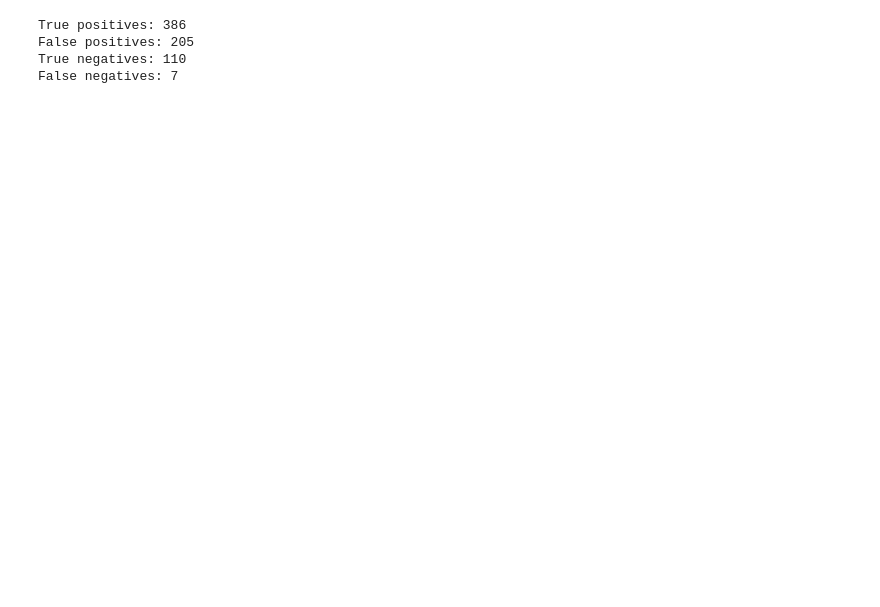
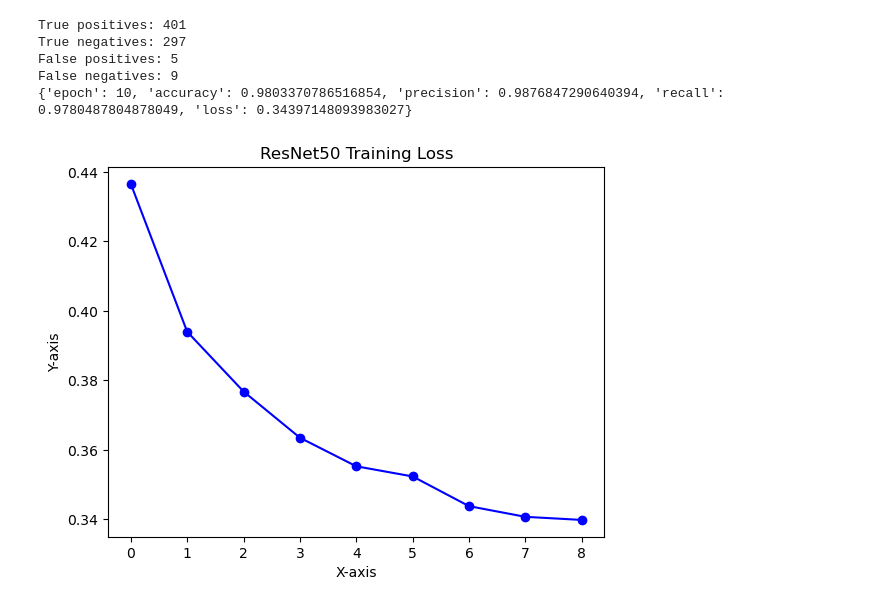
Before and after one commit to waggle-sensor/summer2023, a Jupyter notebook: Arnold/snowclassifier/model.ipynb, the cells around one changed output. Drawn from its saved outputs; the diff is of its cells as text; code cells hidden in the pictures; blank space fills up the shorter version.

Commit message:
blog and resnet50

```diff
--- a/Arnold/snowclassifier/model.ipynb
+++ b/Arnold/snowclassifier/model.ipynb
@@ -17,18 +13,19 @@ root = "./images/modelimages"
 transformation = transforms.Compose([transforms.Resize((224,224)),
                                     transforms.ToTensor()])
 data = datasets.ImageFolder(root = root, transform=transformation)
-
+torch.save(data, "data.pt")
+data = torch.load('data.pt')
 test_size = int(0.2 * len(data))
 train_size = len(data) - test_size
 train_set, test_set = torch.utils.data.random_split(data, [train_size, test_size])
 # %%
 #Create additional layers for snow classification
-model = models.resnet50(weights =models.ResNet50_Weights.IMAGENET1K_V2)
+model = models.resnet18(weights =models.ResNet18_Weights.IMAGENET1K_V1)
 for param in model.parameters():
     param.requires_grad = False
 
 model.fc = torch.nn.Sequential(
-    torch.nn.Linear(2048, 128),
+    torch.nn.Linear(512, 128),
     torch.nn.ReLU(),
     torch.nn.Linear(128,2),
     torch.nn.Softmax(dim= 1)
@@ -56,9 +53,9 @@ ResNet(
 #parameters
 
 lr = 0.0003
-batch_size = 128
+batch_size = 256
 epochs =100
 criterion = torch.nn.CrossEntropyLoss()
 optimizer = torch.optim.Adam(model.fc.parameters(), lr)
 train_loader = torch.utils.data.DataLoader(train_set, batch_size= batch_size, shuffle= True)
-test_loader = torch.utils.data.DataLoader(test_set, batch_size= batch_size, shuffle= False)
+test_loader = torch.utils.data.DataLoader(test_set, batch_size= 1, shuffle= False)
@@ -120,35 +161,25 @@ test_loader = torch.utils.data.DataLoader(test_set, batch_size= batch_size, shuf
-# %%
-import cv2
-model = torch.load('model.pth')
-model.eval
-example_loader = torch.utils.data.DataLoader(test_set, batch_size= 1, shuffle= False)
-TP = 0
-FP = 0
-TN = 0
-FN = 0
-with torch.no_grad():
-        for num, (i, l) in enumerate(example_loader):
-            #plt.imsave(f"image{num}.png",i.squeeze(0).permute(1,2,0).numpy() )
-            l=torch.nn.functional.one_hot(l)
-            i,l = i.to(device), l.to(device).float()
-            t_out = model(i)
-            #print(f'{num} : predicted = {np.argmax(t_out.cpu().numpy())}, true = {np.argmax(l.cpu().numpy())}')
-            predicted = np.argmax(t_out.cpu().numpy())
-            true_label = np.argmax(l.cpu().numpy())
-            if(predicted == 1 and true_label == 1):
-                  TP +=1
-            elif(predicted == 0 and true_label == 0):
-                  TN +=1
-            if(predicted == 1 and true_label == 0):
-                  FP +=1
-            elif(predicted == 0 and true_label == 1):
-                  FN +=1
-print(f"True positives: {TP}")
-print(f"False positives: {FP}")
-print(f"True negatives: {TN}")
-print(f"False negatives: {FN}")
-# %% [output]
-True positives: 386
-False positives: 205
-True negatives: 110
-False negatives: 7
+# %%
+model = torch.load('model.pth')
+stats = calc_test_accuracy(model, test_loader, epoch+1)
+print(stats)
+# %% [output]
+True positives: 401
+True negatives: 297
+False positives: 5
+False negatives: 9
+{'epoch': 10, 'accuracy': 0.9803370786516854, 'precision': 0.9876847290640394, 'recall': 0.9780487804878049, 'loss': 0.34397148093983027}
+# %%
+fig, ax = plt.subplots()
+
+# Plot the data
+ax.plot(train_loss, marker='o', linestyle='-', color='b')
+
+# Customize the plot
+ax.set_title('ResNet50 Training Loss')
+ax.set_xlabel('X-axis')
+ax.set_ylabel('Y-axis')
+
+# Display the plot
+plt.show()
+# %% [output]
+[figure, added]
```
Also changed, not shown: parts of 5 cells of this notebook, 19 other files.
